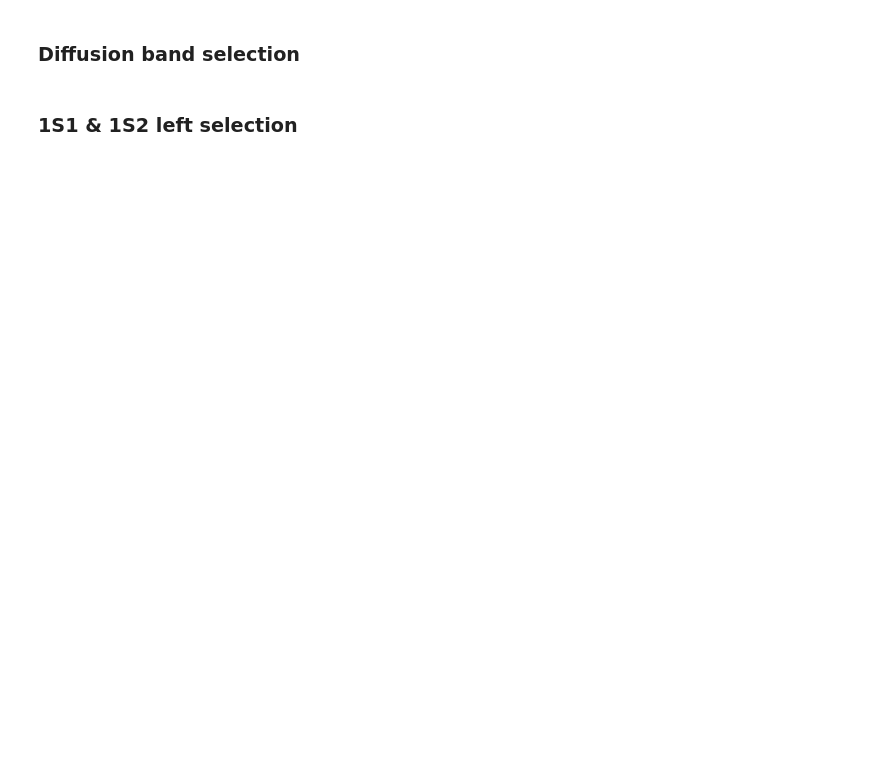
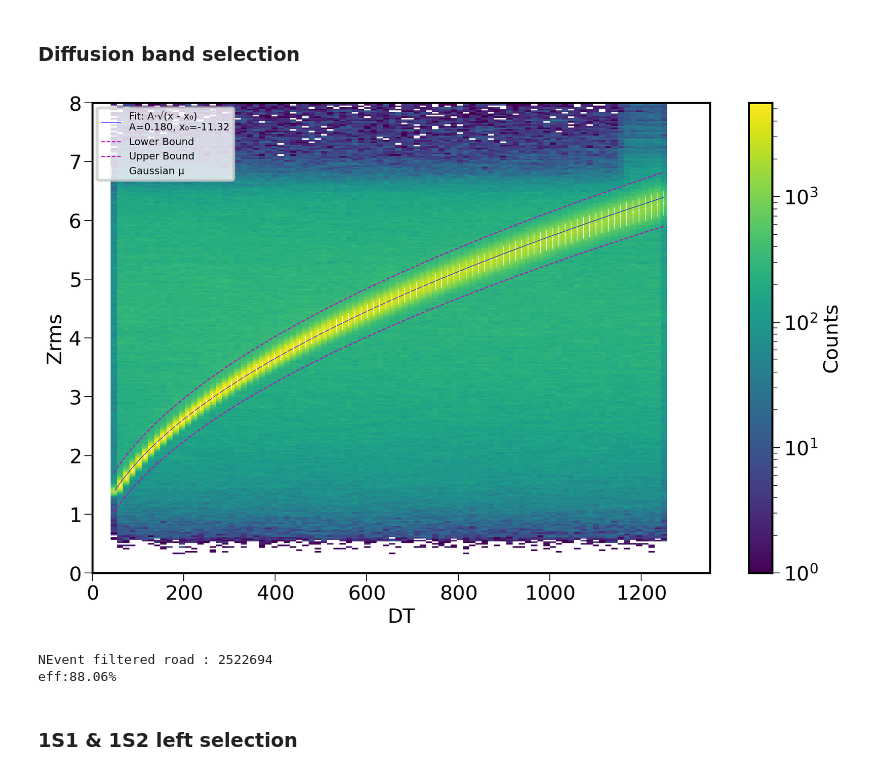
Before and after one commit to jjgomezcadenas/ASpirit, a Jupyter notebook: nb/krSoproniaAnalysis_st.ipynb, the cells around one changed output. Saved outputs shown, nothing was run; the diff lists cells and outputs as text; code cells hidden in the pictures; blank space fills up the shorter version.

```diff
--- a/nb/krSoproniaAnalysis_st.ipynb
+++ b/nb/krSoproniaAnalysis_st.ipynb
@@ -27,7 +29,8 @@ importlib.reload(stats)
 # %% [output]
 <module 'stats' from '/Users/samuele/Documents/Postdoc/NEXT/ASpirit/src/stats.py'>
 # %%
-folderdata = ["/Users/samuele/Documents/Postdoc/NEXT/TrgEff/data/15502/"]
+run_number = 15505
+folderdata = [f"/Users/samuele/Documents/Postdoc/NEXT/TrgEff/data/{run_number}/"]
 # %%
 df = merge_hdfs_multi(folderdata)
 # %%
@@ -85,42 +92,48 @@ dt_centers, mean_vals, mean_errs, sigma, sigma_errs = af.gaussian_profiler_y(cou
 popt_sqrt, pcov_sqrt = curve_fit(sqrt_function, dt_centers, mean_vals, sigma=mean_errs, p0=[0.1,-0.1])
 
 plt.figure(figsize=(12, 8), dpi=180)
 
 # Plot 2D histogram
 plt.imshow(
     counts.T,
     extent=[xedges[0], xedges[-1], yedges[0], yedges[-1]],
     aspect='auto',
     origin='lower',
-    cmap='viridis'
+    cmap='viridis',
+    norm = LogNorm()
 )
 
 # Overlay mean values and fit
 plt.errorbar(dt_centers, mean_vals, yerr=sigma, fmt='.', markersize=.7, linewidth=.5, color='white', label='Gaussian μ')
 xfit = np.linspace(min(dt_centers), max(dt_centers), 500)
 
 plt.plot(xfit, sqrt_function(xfit, *popt_sqrt), 'b-', linewidth=.5, label=f'Fit: A·√(x - x₀)\nA={popt_sqrt[0]:.3f}, x₀={popt_sqrt[1]:.2f}')
 
 y_center = sqrt_function(xfit, *popt_sqrt)
-lower_bound = y_center - 0.1 - 0.06 * y_center
-upper_bound = y_center + 0.2 + 0.02 * y_center
+lower_bound = y_center - 0.3 - 0.03 * y_center
+upper_bound = y_center + 0.3 + 0.02 * y_center
 
 plt.plot(xfit, lower_bound, 'm--', linewidth=1., label='Lower Bound')
 plt.plot(xfit, upper_bound, 'm--', linewidth=1., label='Upper Bound')
 
 # Labels and aesthetics
 plt.xlabel('DT')
 plt.ylabel('Zrms')
 plt.colorbar(label='Counts')
 plt.grid(False)
 plt.legend(fontsize=10)
 plt.tight_layout()
+# %% [output]
+[figure, added]
 # %%
-df_sel_diff = df[ (df['Zrms'] > sqrt_function(df['DT'],*popt_sqrt)-0.1-0.06*sqrt_function(df['DT'],*popt_sqrt) )
-                    & (df['Zrms'] < sqrt_function(df['DT'],*popt_sqrt)+0.2+0.02*sqrt_function(df['DT'],*popt_sqrt) )  ]
+df_sel_diff = df[ (df['Zrms'] > sqrt_function(df['DT'],*popt_sqrt)-0.3-0.03*sqrt_function(df['DT'],*popt_sqrt) )
+                    & (df['Zrms'] < sqrt_function(df['DT'],*popt_sqrt)+0.3+0.02*sqrt_function(df['DT'],*popt_sqrt) )  ]
 
 print(f"NEvent filtered road : {len(np.unique(df_sel_diff['event']))}")
 print(f"eff:{(len(np.unique(df_sel_diff['event']))/len(np.unique(df['event'])))*100:.2f}%")
+# %% [output]
+NEvent filtered road : 2522694
+eff:88.06%
 # %% [markdown]
 ### 1S1 & 1S2 left selection
 # %%
```
Also changed, not shown: parts of 52 cells of this notebook, 7 other files.
